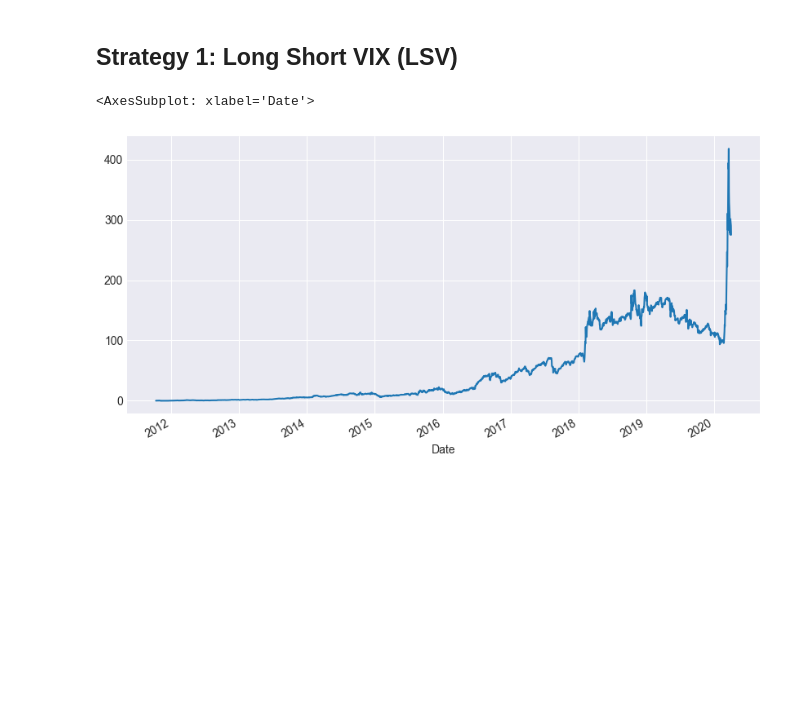
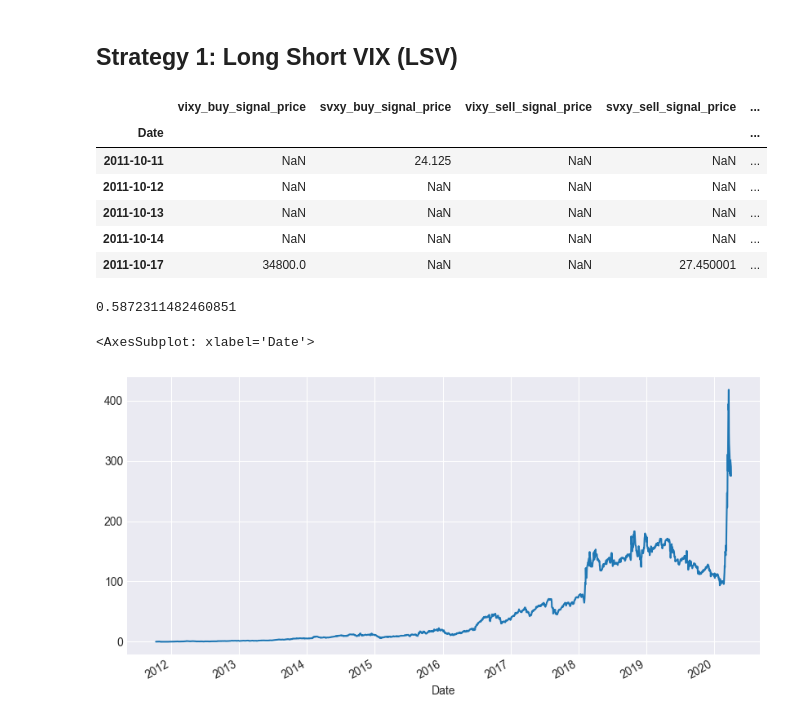
Before and after one commit to peterchettiar/personal-projects, a Jupyter notebook: trading_vol_strat/trading_vol_strat_research.ipynb, the cells around one changed output. Cells and saved outputs as stored; diff of their text form; code cells hidden in the pictures; blank space fills up the shorter version.

```diff
--- a/trading_vol_strat/trading_vol_strat_research.ipynb
+++ b/trading_vol_strat/trading_vol_strat_research.ipynb
@@ -184,33 +187,47 @@ def lsv_strategy(df: pd.DataFrame(), initial_capital: float) -> pd.DataFrame():
                 max_holding_asset_for_the_day.append("svxy")
                 sale_proceeds = 0.00
 
             else:
                 available_cash.append(available_cash[each_day - 1])
                 max_holding_for_the_day.append(max_holding_for_the_day[each_day - 1])
                 max_holding_asset_for_the_day.append(max_holding_asset_for_the_day[each_day - 1])
         else:
             max_holding_for_the_day.append(math.floor(initial_capital / res['svxy_buy_signal_price'][each_day]))
             available_cash.append(initial_capital - ((math.floor(initial_capital / res['svxy_buy_signal_price'][each_day]))\
                                                       * res['svxy_buy_signal_price'][each_day]))
             max_holding_asset_for_the_day.append("svxy")
 
 
     res[["max_holding_for_the_day","max_holding_asset_for_the_day","available_cash"]] = pd.Series([max_holding_for_the_day,
                                                                                                     max_holding_asset_for_the_day,
                                                                                                       available_cash])
 
     res[["vixy_close","svxy_close"]] = tmp[["vixy_close","svxy_close"]]
 
     res["portfolio_value"] = res.apply(lambda x : ((x["vixy_close"] * x["max_holding_for_the_day"]) + x["available_cash"]) \
                                        if (x["max_holding_asset_for_the_day"] == "vixy") else \
                                         ((x["svxy_close"] * x["max_holding_for_the_day"]) + x["available_cash"]), axis=1)
 
     res["portfolio_returns"] = res["portfolio_value"].pct_change()
     res["portfolio_cumulative_returns"] = (1 + res["portfolio_returns"]).cumprod() - 1
 
     return res
 
 lsv = lsv_strategy(data, 100000)
+lsv.head()
+# %% [output]
+|  | vixy_buy_signal_price | svxy_buy_signal_price | vixy_sell_signal_price | svxy_sell_signal_price | ... |
+| Date |  |  |  |  | ... |
+| 2011-10-11 | NaN | 24.125 | NaN | NaN | ... |
+| 2011-10-12 | NaN | NaN | NaN | NaN | ... |
+| 2011-10-13 | NaN | NaN | NaN | NaN | ... |
+| 2011-10-14 | NaN | NaN | NaN | NaN | ... |
+| 2011-10-17 | 34800.0 | NaN | NaN | 27.450001 | ... |
+# %%
+lsv_perf = performance_metrics(lsv, "portfolio_value", "Date")
+lsv_perf.GeR_metric()
+# %% [output]
+0.5872311482460851
 # %%
 lsv["portfolio_cumulative_returns"].plot(figsize=(10,5))
 # %% [output]
```
Also changed, not shown: parts of 1 cell of this notebook, 1 other file.
